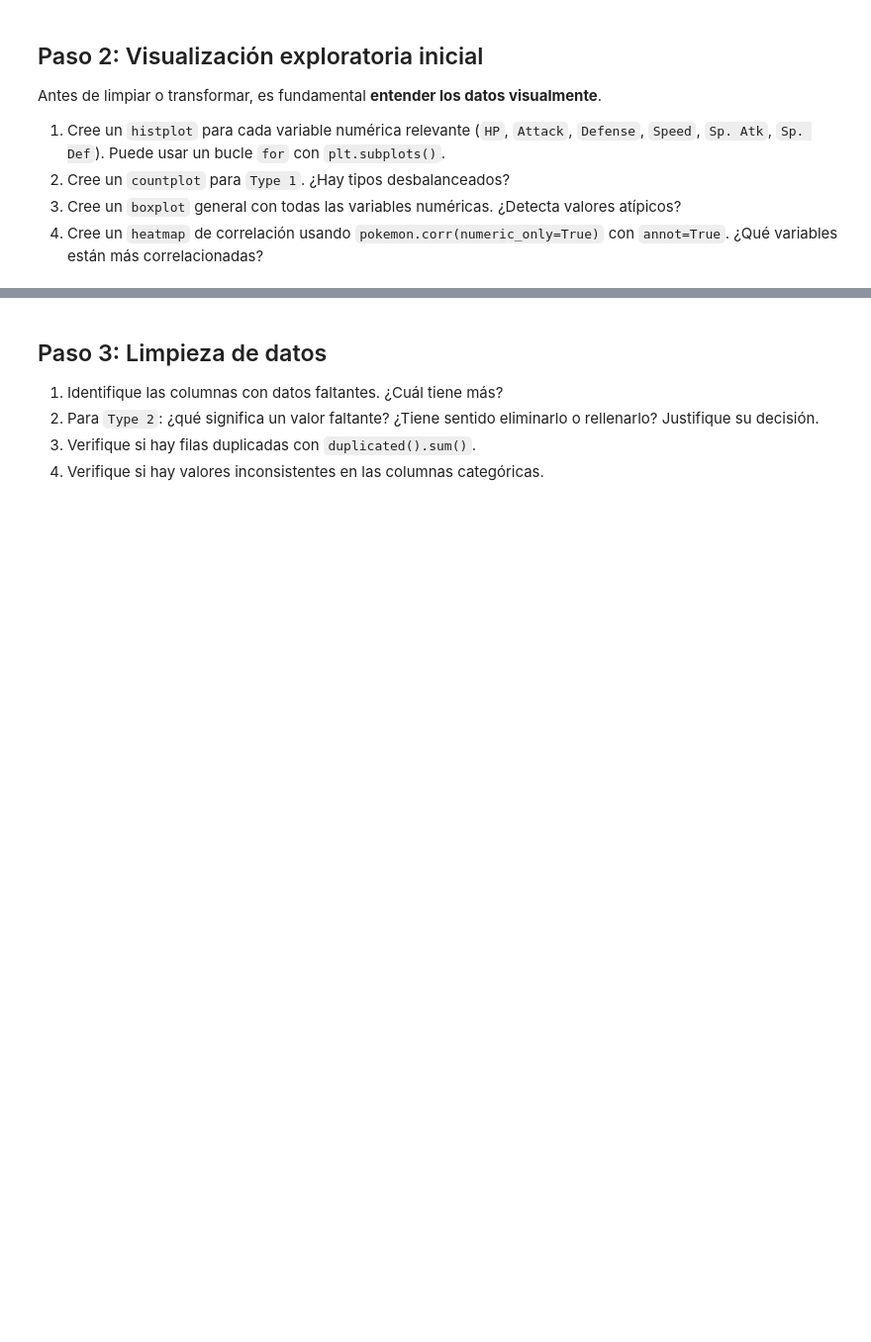
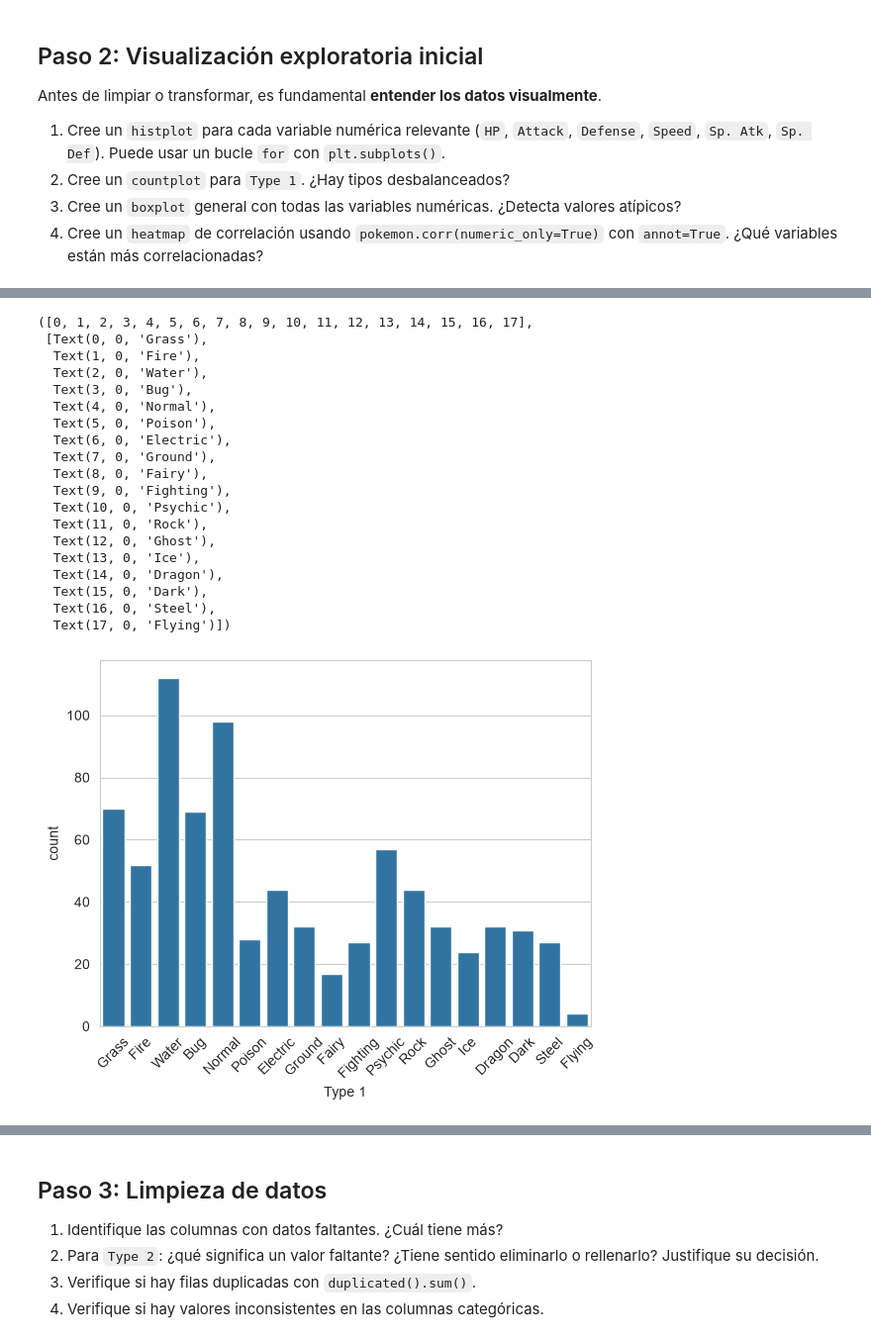
Before and after one commit to pedroay/laboratoriosIAIA, a Jupyter notebook: lab3/lab03.ipynb, the cells around one changed output, grey strips where cells are left out. Shown at 99% size. Cells and saved outputs as stored; diff of their text form; code cells hidden in the pictures; blank space fills up the shorter version.

```diff
--- a/lab3/lab03.ipynb
+++ b/lab3/lab03.ipynb
@@ -1237,0 +1254,24 @@ En esta sección aplicará lo aprendido de forma **guiada**, siguiendo un proces
+# %%
+# **COMPLETE**
+pokedf = pd.read_csv("data/pokemon.csv", index_col=0)
+print(pokedf.info())
+print(pokedf.describe())
+
+pokedf.isnull().sum()
+#tiene 386 datos nulos que se encuentran unicamente en la columna type 2
+
+pokedf.nunique()
+
+#los datos unicos son los siguientes
+#Name          800
+#Type 1         18
+#Type 2         18
+#Total         200
+#HP             94
+#Attack        111
+#Defense       103
+#Sp. Atk       105
+#Sp. Def        92
+#speed         108
+#Generation      6
+#Legendary       2
@@ -1248,0 +1335,28 @@ Antes de limpiar o transformar, es fundamental **entender los datos visualmente*
+# %%
+#punto2
+
+sns.countplot(data=pokedf,x=pokedf["Type 1"])
+plt.xticks(rotation=45)
+
+#si hay datos desbalanceados podemos ver que el tipo volador es extremadamente bajo mientras que el agua o normal son muy altos
+# %% [output]
+([0, 1, 2, 3, 4, 5, 6, 7, 8, 9, 10, 11, 12, 13, 14, 15, 16, 17],
+ [Text(0, 0, 'Grass'),
+  Text(1, 0, 'Fire'),
+  Text(2, 0, 'Water'),
+  Text(3, 0, 'Bug'),
+  Text(4, 0, 'Normal'),
+  Text(5, 0, 'Poison'),
+  Text(6, 0, 'Electric'),
+  Text(7, 0, 'Ground'),
+  Text(8, 0, 'Fairy'),
+  Text(9, 0, 'Fighting'),
+  Text(10, 0, 'Psychic'),
+  Text(11, 0, 'Rock'),
+  Text(12, 0, 'Ghost'),
+  Text(13, 0, 'Ice'),
+  Text(14, 0, 'Dragon'),
+  Text(15, 0, 'Dark'),
+  Text(16, 0, 'Steel'),
+  Text(17, 0, 'Flying')])
+[figure, added]
```
Also changed, not shown: parts of 16 cells of this notebook.
